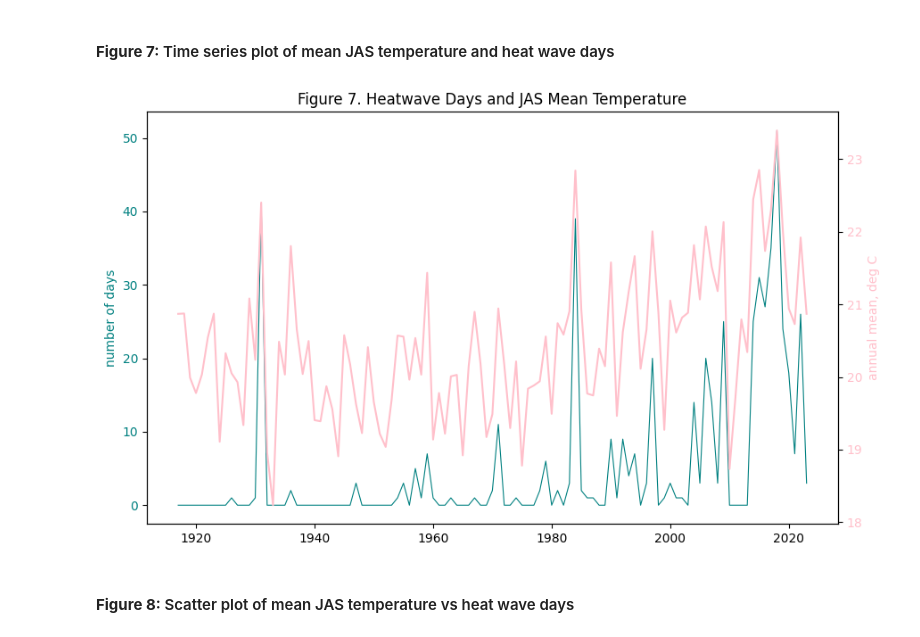
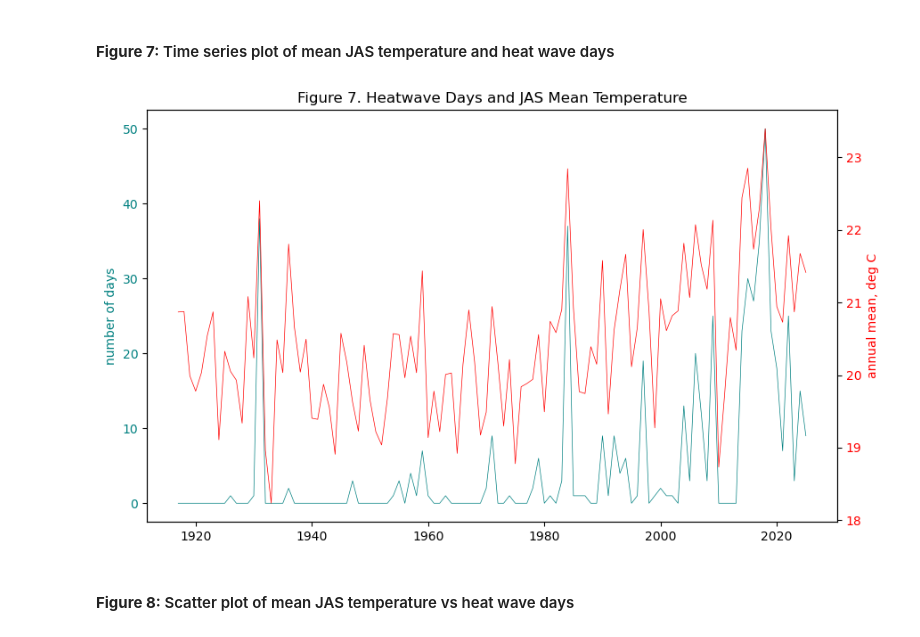
Before and after one commit to isidora-rojas/SIO175_DataAnalysis, a Jupyter notebook: Module_1/assignment1.ipynb, the cells around one changed output. Cells and saved outputs as stored; diff of their text form; code cells hidden in the pictures.

```diff
--- a/Module_1/assignment1.ipynb
+++ b/Module_1/assignment1.ipynb
@@ -44,7 +44,7 @@ import numpy as np
 import matplotlib.pyplot as plt
 # %%
 # load data
-data = loadmat('data/SIO_TEMP_Fixed.mat', squeeze_me=True)
+data = loadmat('data/SIO_TEMP_1917_2025_py.mat', squeeze_me=True)
 print(data.keys()) # inspect file
 # extract variables
 T = data['T']
@@ -232,27 +241,23 @@ See the caveats in the documentation: https://pandas.pydata.org/pandas-docs/stab
 # %% [markdown]
 #### **Figure 7:** Time series plot of mean JAS temperature and heat wave days
 # %%
-#Compute the mean JAS temperature for each year and plot this as a time series.
-#Use plotyy (Figure 7) and scatter (Figure 8) to compare number of heatwave
-#days and the mean JAS temperature.
-
 # compute mean
 avg_df = JAS.groupby('year').mean()
 
 fig, ax = plt.subplots(figsize=(10, 6))
 
-ax.plot(num_of_mhw.index, num_of_mhw.values, color='teal', linewidth=0.8)
+ax.plot(num_of_mhw.index, num_of_mhw.values, color='teal', linewidth=0.5)
 ax.set_ylabel('number of days', color='teal')
 ax.tick_params(axis='y', labelcolor='teal')
 
 ax2 = ax.twinx()
-ax2.plot(avg_df.index, avg_df['T'], 'pink')
-ax2.set_ylabel('annual mean, deg C', color='pink')
-ax2.tick_params(axis='y', labelcolor='pink')
+ax2.plot(avg_df.index, avg_df['T'], 'red', linewidth=0.5)
+ax2.set_ylabel('annual mean, deg C', color='red')
+ax2.tick_params(axis='y', labelcolor='red')
 
 plt.title('Figure 7. Heatwave Days and JAS Mean Temperature')
 plt.show()
 # %% [output]
-[figure, old version]
+[figure, new version]
 # %% [markdown]
 #### **Figure 8:** Scatter plot of mean JAS temperature vs heat wave days
```
Also changed, not shown: parts of 10 cells of this notebook, 9 other files.
